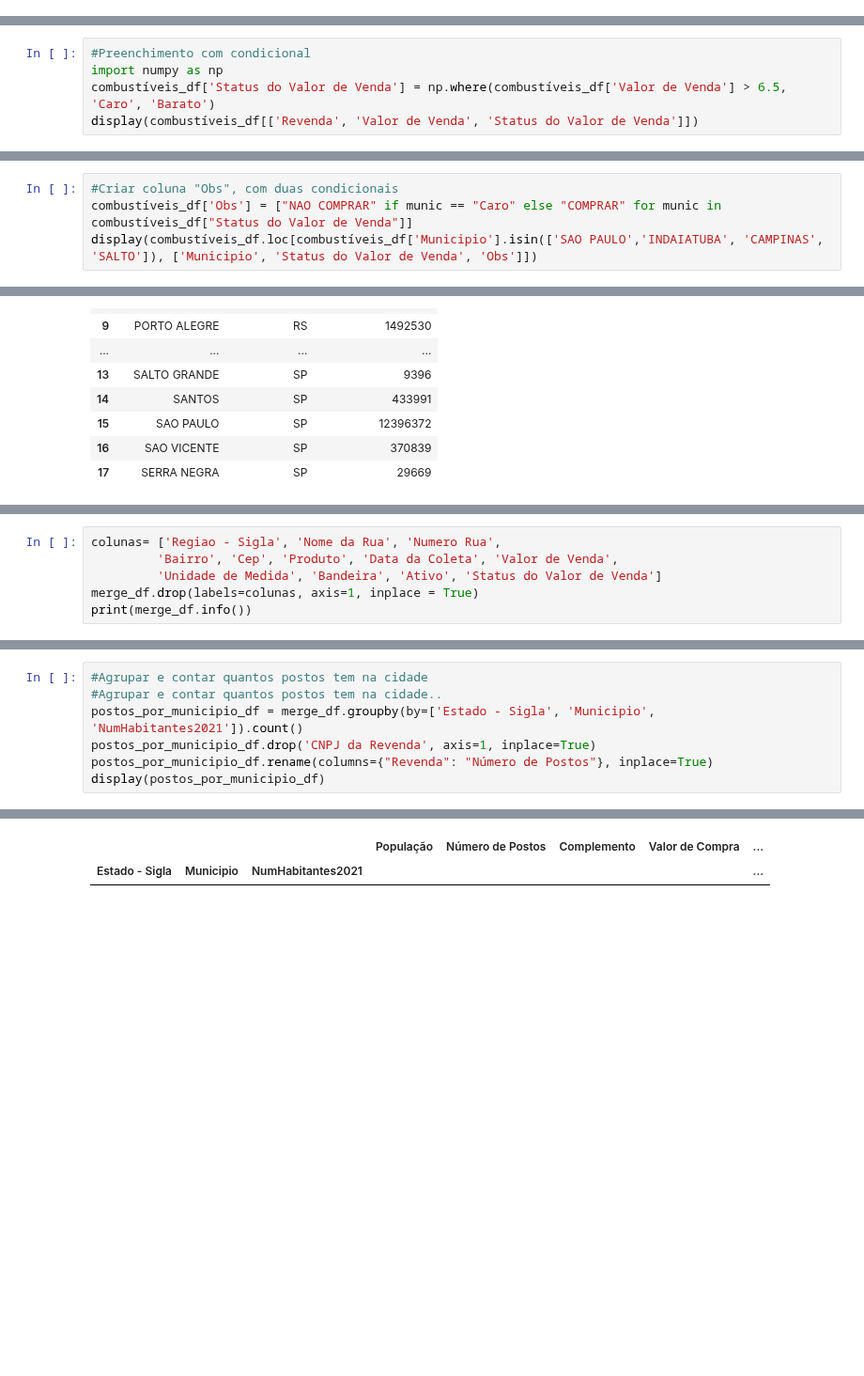
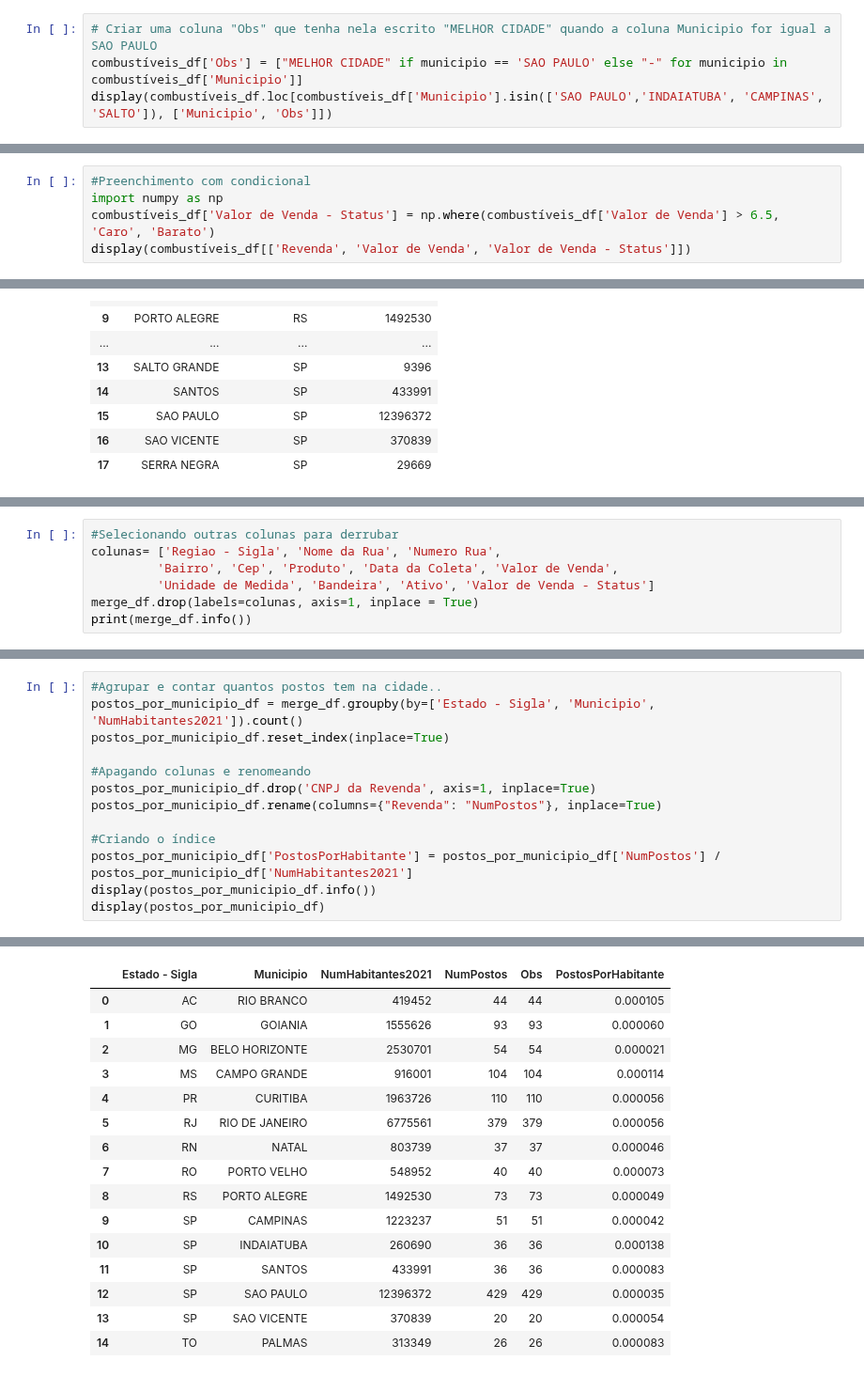
Before and after one commit to VictorGFL/Curso-de-Extensao-python-pandas, a Jupyter notebook: Segundo_exemplo_em_Python_Pandas.ipynb, the cells around one changed output, grey strips where cells are left out. Shown at 94% size. Drawn from its saved outputs; the diff is of its cells as text; blank space fills up the shorter version.

```diff
--- a/Segundo_exemplo_em_Python_Pandas.ipynb
+++ b/Segundo_exemplo_em_Python_Pandas.ipynb
@@ -33,0 +34,4 @@ display(combustíveis_df.head())
+# %%
+# Criar uma coluna "Obs" que tenha nela escrito "MELHOR CIDADE" quando a coluna Municipio for igual a SAO PAULO
+combustíveis_df['Obs'] = ["MELHOR CIDADE" if municipio == 'SAO PAULO' else "-" for municipio in combustíveis_df['Municipio']]
+display(combustíveis_df.loc[combustíveis_df['Municipio'].isin(['SAO PAULO','INDAIATUBA', 'CAMPINAS', 'SALTO']), ['Municipio', 'Obs']])
@@ -34,6 +55,6 @@ display(combustíveis_df.head())
 # %%
 #Preenchimento com condicional
 import numpy as np
-combustíveis_df['Status do Valor de Venda'] = np.where(combustíveis_df['Valor de Venda'] > 6.5, 'Caro', 'Barato')
-display(combustíveis_df[['Revenda', 'Valor de Venda', 'Status do Valor de Venda']])
+combustíveis_df['Valor de Venda - Status'] = np.where(combustíveis_df['Valor de Venda'] > 6.5, 'Caro', 'Barato')
+display(combustíveis_df[['Revenda', 'Valor de Venda', 'Valor de Venda - Status']])
 # %% [output]
@@ -50,7 +71,3 @@ display(combustíveis_df[['Revenda', 'Valor de Venda', 'Status do Valor de Venda
 | 168407 | ABC DISTRIBUICAO DE PETROLEO LTDA | 5.448 | Barato |
 | 168408 | ABC DISTRIBUICAO DE PETROLEO LTDA | 6.580 | Caro |
 168409 rows × 3 columns
-# %%
-#Criar coluna "Obs", com duas condicionais
-combustíveis_df['Obs'] = ["NAO COMPRAR" if munic == "Caro" else "COMPRAR" for munic in combustíveis_df["Status do Valor de Venda"]]
-display(combustíveis_df.loc[combustíveis_df['Municipio'].isin(['SAO PAULO','INDAIATUBA', 'CAMPINAS', 'SALTO']), ['Municipio', 'Status do Valor de Venda', 'Obs']])
@@ -129,8 +159,9 @@ memory usage: 0.0+ bytes
 None
 # %%
+#Selecionando outras colunas para derrubar
 colunas= ['Regiao - Sigla', 'Nome da Rua', 'Numero Rua',
          'Bairro', 'Cep', 'Produto', 'Data da Coleta', 'Valor de Venda',
-         'Unidade de Medida', 'Bandeira', 'Ativo', 'Status do Valor de Venda']
+         'Unidade de Medida', 'Bandeira', 'Ativo', 'Valor de Venda - Status']
 merge_df.drop(labels=colunas, axis=1, inplace = True)
 print(merge_df.info())
 # %% [output]
@@ -144,8 +200,14 @@ display(merge_df.head(100))
 # %%
-#Agrupar e contar quantos postos tem na cidade
 #Agrupar e contar quantos postos tem na cidade..
 postos_por_municipio_df = merge_df.groupby(by=['Estado - Sigla', 'Municipio', 'NumHabitantes2021']).count()
+postos_por_municipio_df.reset_index(inplace=True)
+
+#Apagando colunas e renomeando
 postos_por_municipio_df.drop('CNPJ da Revenda', axis=1, inplace=True)
-postos_por_municipio_df.rename(columns={"Revenda": "Número de Postos"}, inplace=True)
+postos_por_municipio_df.rename(columns={"Revenda": "NumPostos"}, inplace=True)
+
+#Criando o índice
+postos_por_municipio_df['PostosPorHabitante'] = postos_por_municipio_df['NumPostos'] / postos_por_municipio_df['NumHabitantes2021']
+display(postos_por_municipio_df.info())
 display(postos_por_municipio_df)
 # %% [output]
@@ -152,2 +228,16 @@ display(postos_por_municipio_df)
-|  |  |  | População | Número de Postos | Complemento | Valor de Compra | ... |
-| Estado - Sigla | Municipio | NumHabitantes2021 |  |  |  |  | ... |
+|  | Estado - Sigla | Municipio | NumHabitantes2021 | NumPostos | Obs | PostosPorHabitante |
+| 0 | AC | RIO BRANCO | 419452 | 44 | 44 | 0.000105 |
+| 1 | GO | GOIANIA | 1555626 | 93 | 93 | 0.000060 |
+| 2 | MG | BELO HORIZONTE | 2530701 | 54 | 54 | 0.000021 |
+| 3 | MS | CAMPO GRANDE | 916001 | 104 | 104 | 0.000114 |
+| 4 | PR | CURITIBA | 1963726 | 110 | 110 | 0.000056 |
+| 5 | RJ | RIO DE JANEIRO | 6775561 | 379 | 379 | 0.000056 |
+| 6 | RN | NATAL | 803739 | 37 | 37 | 0.000046 |
+| 7 | RO | PORTO VELHO | 548952 | 40 | 40 | 0.000073 |
+| 8 | RS | PORTO ALEGRE | 1492530 | 73 | 73 | 0.000049 |
+| 9 | SP | CAMPINAS | 1223237 | 51 | 51 | 0.000042 |
+| 10 | SP | INDAIATUBA | 260690 | 36 | 36 | 0.000138 |
+| 11 | SP | SANTOS | 433991 | 36 | 36 | 0.000083 |
+| 12 | SP | SAO PAULO | 12396372 | 429 | 429 | 0.000035 |
+| 13 | SP | SAO VICENTE | 370839 | 20 | 20 | 0.000054 |
+| 14 | TO | PALMAS | 313349 | 26 | 26 | 0.000083 |
```
Also changed, not shown: parts of 13 cells of this notebook.
